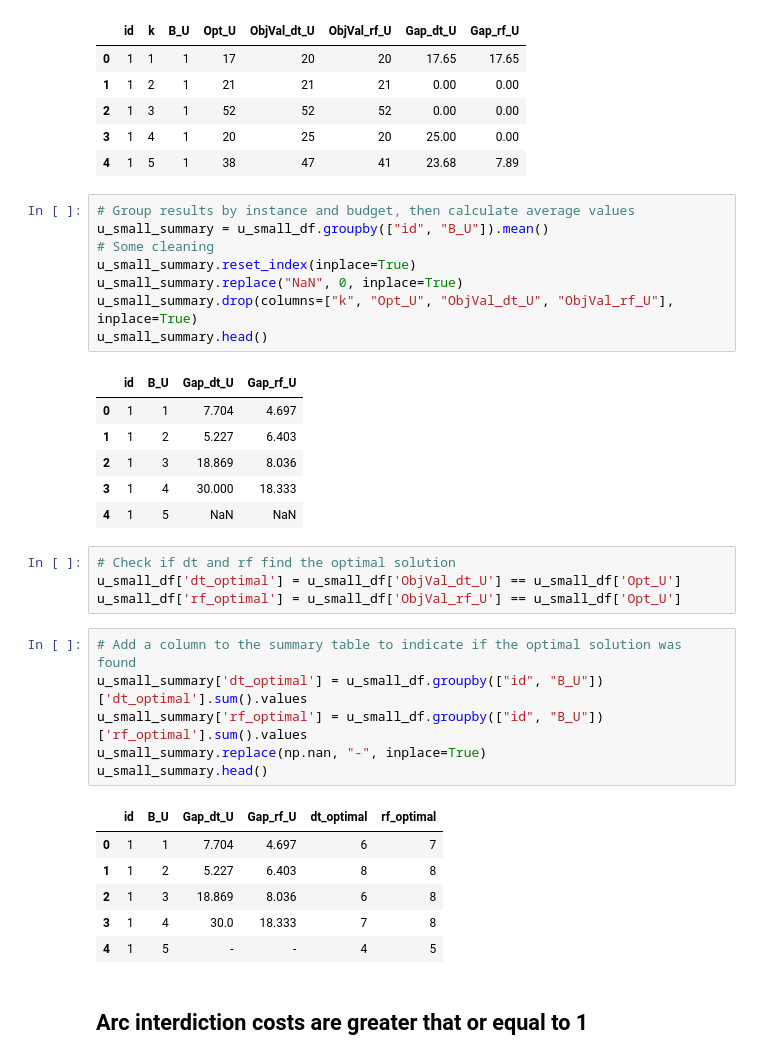
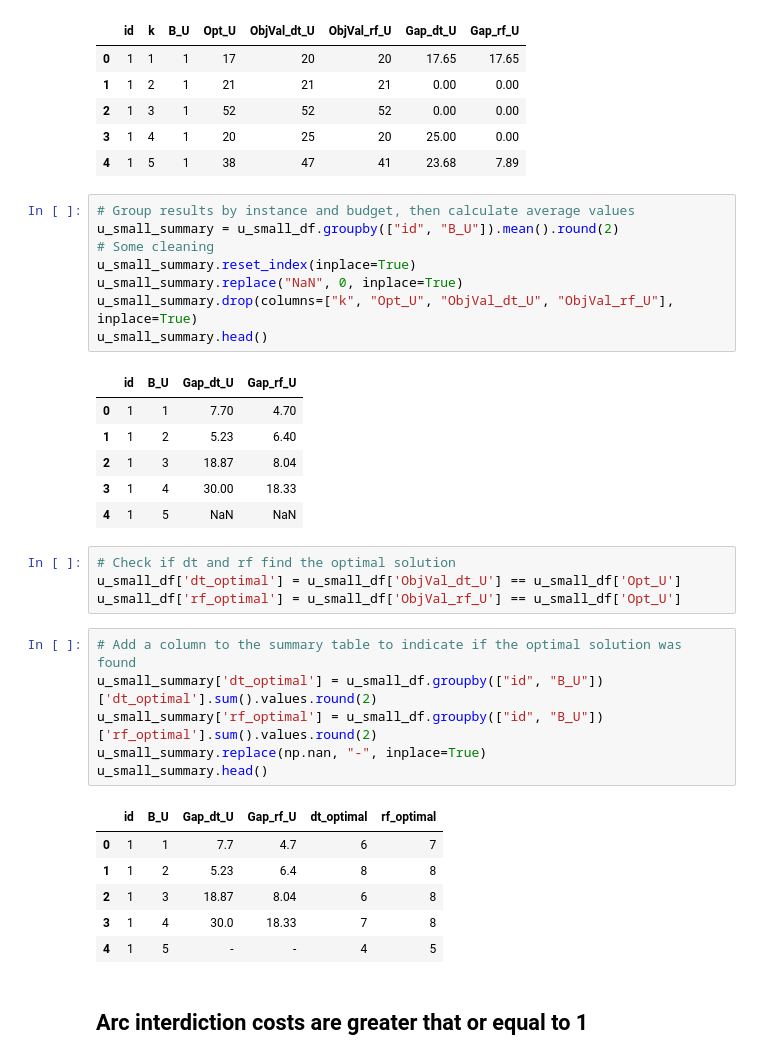
Before and after one commit to mhmoud-ashraf/ML-MFIP, a Jupyter notebook: 08_Analysis.ipynb, the cells around one changed output. Saved outputs shown, nothing was run; the diff lists cells and outputs as text.

Commit message:
rounding

```diff
--- a/08_Analysis.ipynb
+++ b/08_Analysis.ipynb
@@ -20,18 +20,18 @@ u_small_df.head()
 | 4 | 1 | 5 | 1 | 38 | 47 | 41 | 23.68 | 7.89 |
 # %%
 # Group results by instance and budget, then calculate average values
-u_small_summary = u_small_df.groupby(["id", "B_U"]).mean()
+u_small_summary = u_small_df.groupby(["id", "B_U"]).mean().round(2)
 # Some cleaning
 u_small_summary.reset_index(inplace=True)
 u_small_summary.replace("NaN", 0, inplace=True)
 u_small_summary.drop(columns=["k", "Opt_U", "ObjVal_dt_U", "ObjVal_rf_U"], inplace=True)
 u_small_summary.head()
 # %% [output]
 |  | id | B_U | Gap_dt_U | Gap_rf_U |
-| 0 | 1 | 1 | 7.704 | 4.697 |
-| 1 | 1 | 2 | 5.227 | 6.403 |
-| 2 | 1 | 3 | 18.869 | 8.036 |
-| 3 | 1 | 4 | 30.000 | 18.333 |
+| 0 | 1 | 1 | 7.70 | 4.70 |
+| 1 | 1 | 2 | 5.23 | 6.40 |
+| 2 | 1 | 3 | 18.87 | 8.04 |
+| 3 | 1 | 4 | 30.00 | 18.33 |
 | 4 | 1 | 5 | NaN | NaN |
 # %%
 # Check if dt and rf find the optimal solution
@@ -39,16 +39,16 @@ u_small_df['dt_optimal'] = u_small_df['ObjVal_dt_U'] == u_small_df['Opt_U']
 u_small_df['rf_optimal'] = u_small_df['ObjVal_rf_U'] == u_small_df['Opt_U']
 # %%
 # Add a column to the summary table to indicate if the optimal solution was found
-u_small_summary['dt_optimal'] = u_small_df.groupby(["id", "B_U"])['dt_optimal'].sum().values
-u_small_summary['rf_optimal'] = u_small_df.groupby(["id", "B_U"])['rf_optimal'].sum().values
+u_small_summary['dt_optimal'] = u_small_df.groupby(["id", "B_U"])['dt_optimal'].sum().values.round(2)
+u_small_summary['rf_optimal'] = u_small_df.groupby(["id", "B_U"])['rf_optimal'].sum().values.round(2)
 u_small_summary.replace(np.nan, "-", inplace=True)
 u_small_summary.head()
 # %% [output]
 |  | id | B_U | Gap_dt_U | Gap_rf_U | dt_optimal | rf_optimal |
-| 0 | 1 | 1 | 7.704 | 4.697 | 6 | 7 |
-| 1 | 1 | 2 | 5.227 | 6.403 | 8 | 8 |
-| 2 | 1 | 3 | 18.869 | 8.036 | 6 | 8 |
-| 3 | 1 | 4 | 30.0 | 18.333 | 7 | 8 |
+| 0 | 1 | 1 | 7.7 | 4.7 | 6 | 7 |
+| 1 | 1 | 2 | 5.23 | 6.4 | 8 | 8 |
+| 2 | 1 | 3 | 18.87 | 8.04 | 6 | 8 |
+| 3 | 1 | 4 | 30.0 | 18.33 | 7 | 8 |
 | 4 | 1 | 5 | - | - | 4 | 5 |
 # %% [markdown]
 ## Arc interdiction costs are greater that or equal to 1
```
Also changed, not shown: parts of 5 cells of this notebook, 1 other file.
